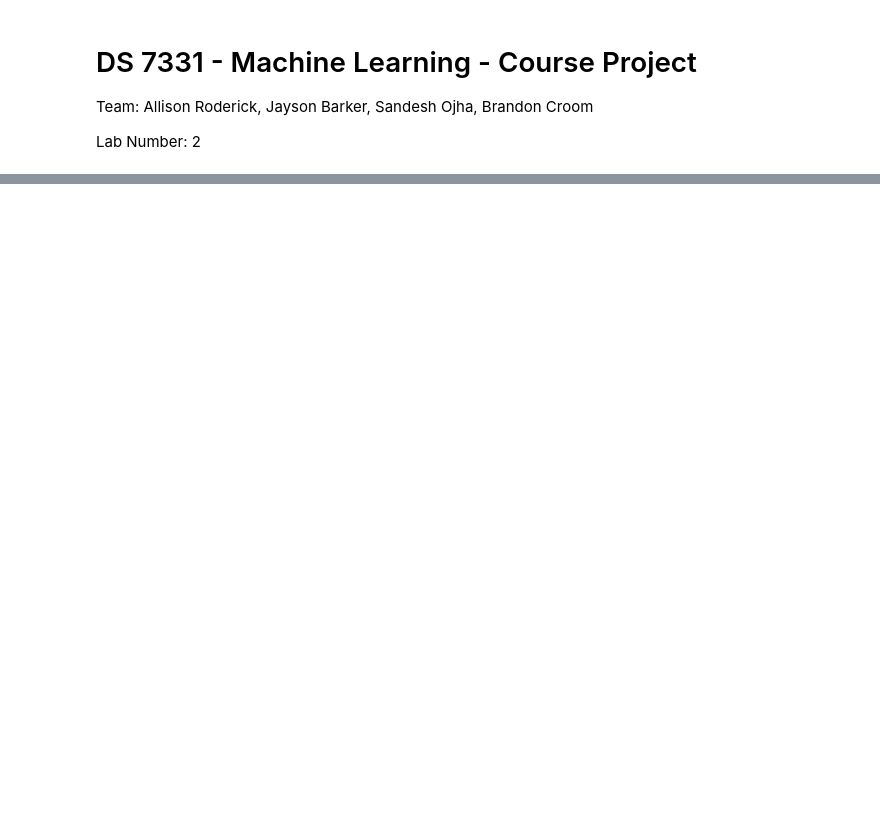
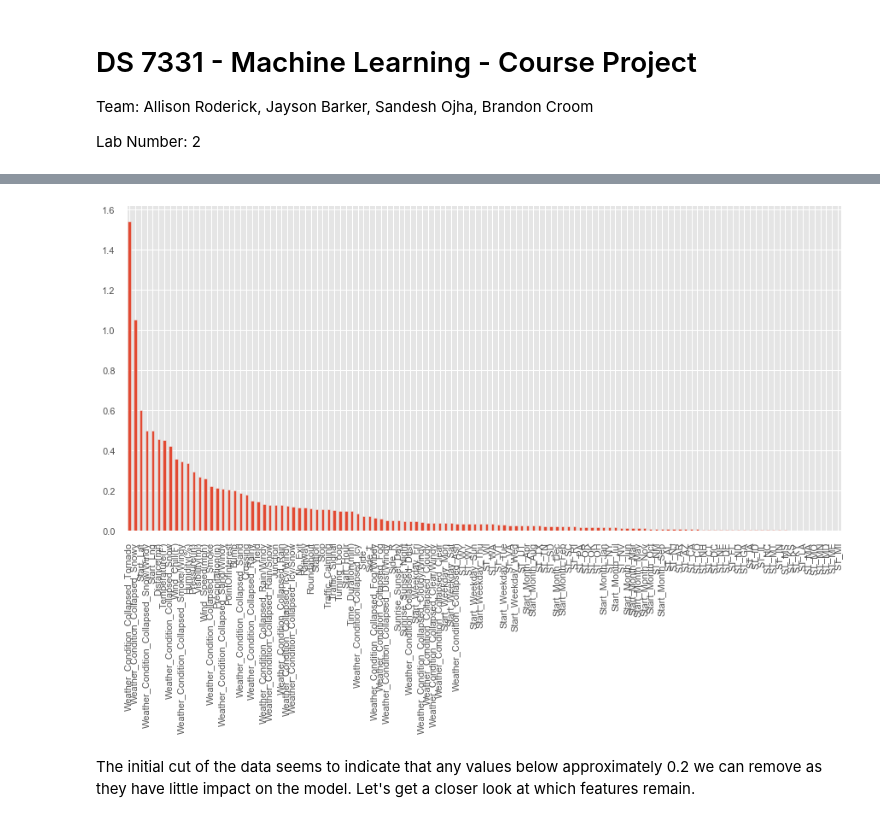
Before and after one commit to jbcroom/DS7331ProjectRepo, a Jupyter notebook: Project 2/JB_AR_BC_SO_Project_2.ipynb, the cells around one changed output, grey strips where cells are left out. Drawn from its saved outputs; the diff is of its cells as text; code cells hidden in the pictures; blank space fills up the shorter version.

```diff
--- a/Project 2/JB_AR_BC_SO_Project_2.ipynb
+++ b/Project 2/JB_AR_BC_SO_Project_2.ipynb
@@ -131,0 +260,15 @@ weighted avg       0.74      0.74      0.74    440044
+# %%
+# now let's make a pandas Series with the names and values, and plot them
+%matplotlib inline
+plt.figure(figsize=(15,7))
+plt.style.use('ggplot')
+
+variable_names = df_X_train.columns
+
+weights = pd.Series(abs(logistic_regression.coef_[0]),index=variable_names).sort_values(ascending=False)
+weights.plot(kind='bar')
+plt.show()
+# %% [output]
+[figure, added]
+# %% [markdown]
+The initial cut of the data seems to indicate that any values below approximately 0.2 we can remove as they have little impact on the model. Let's get a closer look at which features remain.
```
Also changed, not shown: parts of 47 cells of this notebook.
